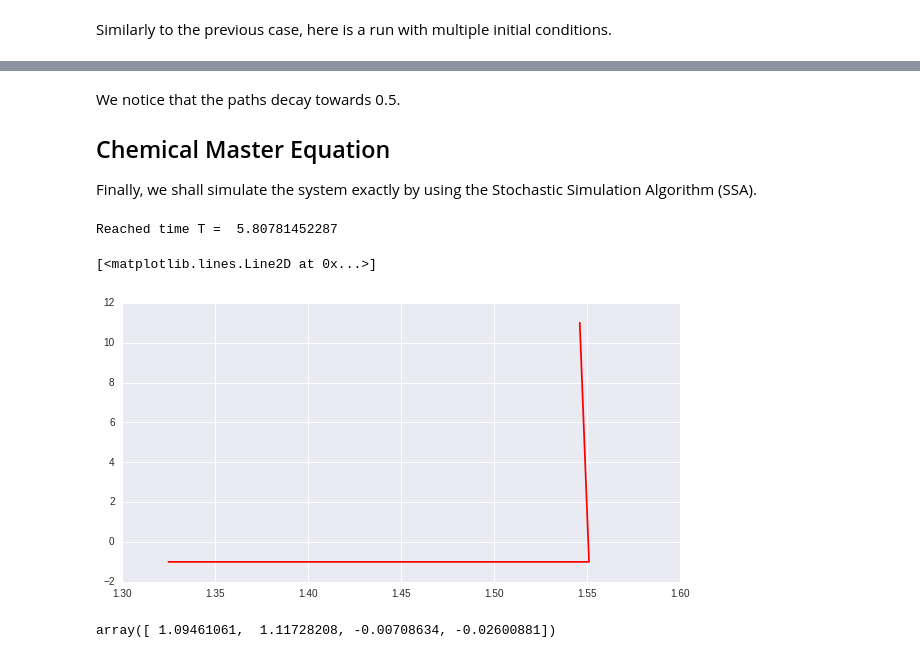
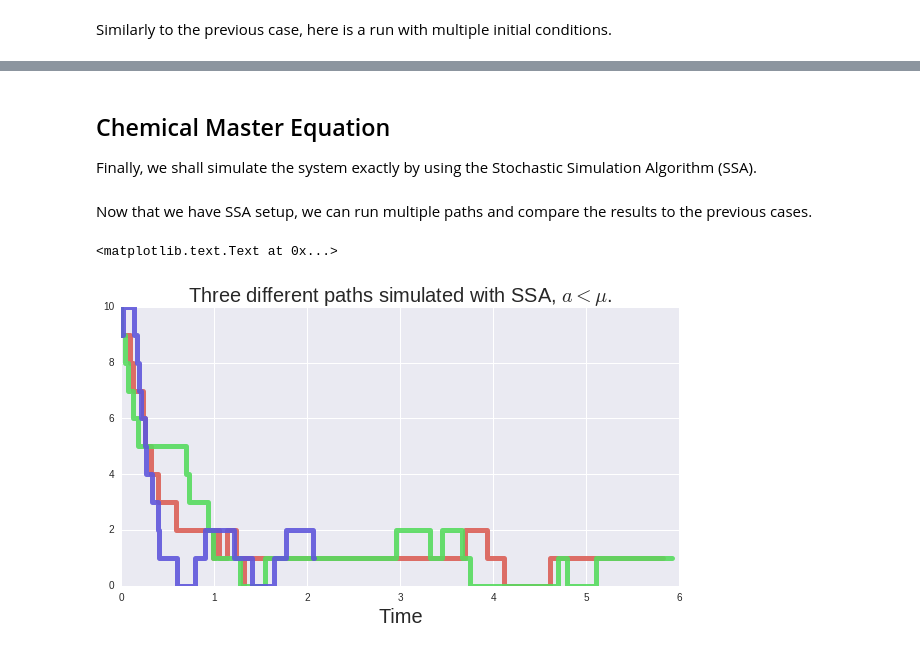
Before and after one commit to kgourgou/stoch-algo-variational-inference, a Jupyter notebook: ipython_notebooks/reactions.ipynb, the cells around one changed output, grey strips where cells are left out. Cells and saved outputs as stored; diff of their text form; code cells hidden in the pictures.

```diff
--- a/ipython_notebooks/reactions.ipynb
+++ b/ipython_notebooks/reactions.ipynb
@@ -105,11 +113,10 @@ plotPaths(T,Dt)
 # %% [markdown]
-We notice that the paths decay towards 0.5.
 
 ## Chemical Master Equation
 
 Finally, we shall simulate the system exactly by using the Stochastic Simulation Algorithm (SSA).
 # %%
-def SSA(xinit, nsteps, a=1, mu=2.0):
+def SSA(xinit, nsteps, a=1.0, mu=2.0):
     '''
         Using SSA to exactly simulate the death/birth process starting
         from xinit and for nsteps.
@@ -130,35 +137,44 @@ def SSA(xinit, nsteps, a=1, mu=2.0):
 
     u = rand(2,nsteps) # pre-pick all the uniform variates we need
 
-    for i in xrange(nsteps):
+    for i in xrange(1,nsteps):
 
         # The propensities will be normalized
         tot_prop = path[i-1]*mu+a
-
         prob = path[i-1]*mu/tot_prop # probability of death
 
         if(u[0,i]<prob):
             # Death
-            path[i] = path[i]-1
+            path[i] = path[i-1]-1
         else:
             # Birth
-            path[i] = path[i]+1
+            path[i] = path[i-1]+1
 
         # Time stayed at current state
-        tpath[i] = np.log(1/u[1,i])*1/tot_prop
+        tpath[i] = -np.log(u[1,i])*1/tot_prop
+
 
     tpath = np.cumsum(tpath)
-    print 'Reached time T = ', sum(tpath)
     return path, tpath
-# %%
-path, tpath = SSA(10,4)
-
-plot(tpath,path,color='red')
-# %% [output]
-Reached time T =  5.80781452287
-[<matplotlib.lines.Line2D at 0x...>]
-[figure, removed]
-# %%
-tpath
-# %% [output]
-array([ 1.09461061,  1.11728208, -0.00708634, -0.02600881])
+# %% [markdown]
+Now that we have SSA setup, we can run multiple paths and compare the results to the previous cases.
+# %%
+# Since the paths below are not really related
+# let's use a more interesting palette
+# for the plot.
+
+sns.set_palette('hls',3)
+
+for _ in xrange(3):
+    path, tpath = SSA(xinit=10,nsteps=20)
+
+    # Since this is the path of a jump process
+    # I'm switching from "plot" to "step"
+    # to get the figure right. :)
+    pl.step(tpath,path,linewidth=5,alpha=0.9)
+
+pl.title('Three different paths simulated with SSA, $a<\mu$.', fontsize=20);
+pl.xlabel('Time', fontsize=20)
+# %% [output]
+<matplotlib.text.Text at 0x...>
+[figure, added]
```
Also changed, not shown: parts of 4 cells of this notebook.
